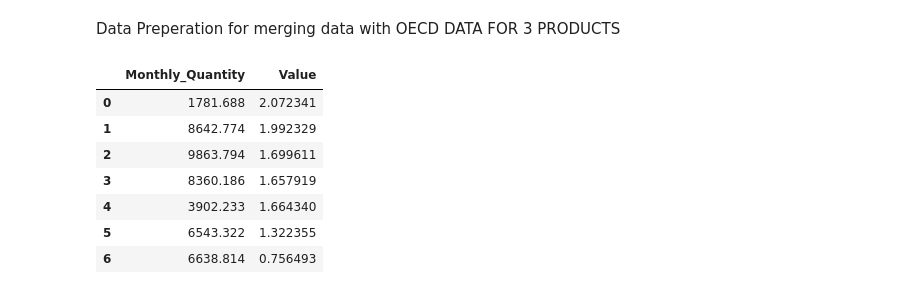
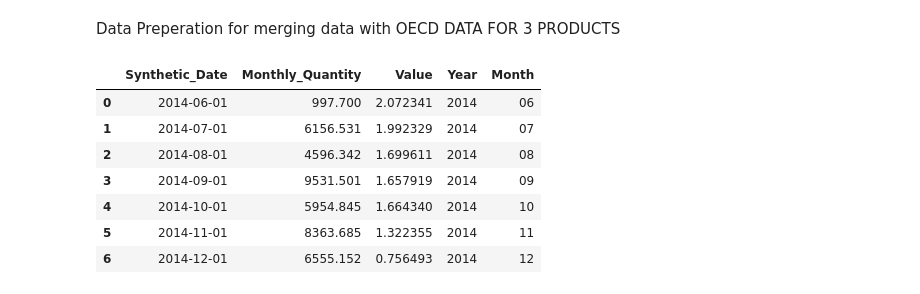
Before and after one commit to pranshutiwari/UWEC_CAPSTONE, a Jupyter notebook: Forecasting,Best_Model,Multivariate.ipynb, the cells around one changed output. Saved outputs shown, nothing was run; the diff lists cells and outputs as text; code cells hidden in the pictures.

```diff
--- a/Forecasting,Best_Model,Multivariate.ipynb
+++ b/Forecasting,Best_Model,Multivariate.ipynb
@@ -3496,17 +3534,17 @@ oecd_data_office_us2=oecd_data_office_us.iloc[:,1:3]
 oecd_data_tech_us2=oecd_data_tech_us.iloc[:,1:3]
 # %%
 oecd_data_furniture_us2=oecd_data_furniture_us.iloc[:,1:3]
-# %%
-x_valid3_tech
-# %% [output]
-|  | Monthly_Quantity | Value |
-| 0 | 1781.688 | 2.072341 |
-| 1 | 8642.774 | 1.992329 |
-| 2 | 9863.794 | 1.699611 |
-| 3 | 8360.186 | 1.657919 |
-| 4 | 3902.233 | 1.664340 |
-| 5 | 6543.322 | 1.322355 |
-| 6 | 6638.814 | 0.756493 |
+# %%
+x_valid2
+# %% [output]
+|  | Synthetic_Date | Monthly_Quantity | Value | Year | Month |
+| 0 | 2014-06-01 | 997.700 | 2.072341 | 2014 | 06 |
+| 1 | 2014-07-01 | 6156.531 | 1.992329 | 2014 | 07 |
+| 2 | 2014-08-01 | 4596.342 | 1.699611 | 2014 | 08 |
+| 3 | 2014-09-01 | 9531.501 | 1.657919 | 2014 | 09 |
+| 4 | 2014-10-01 | 5954.845 | 1.664340 | 2014 | 10 |
+| 5 | 2014-11-01 | 8363.685 | 1.322355 | 2014 | 11 |
+| 6 | 2014-12-01 | 6555.152 | 0.756493 | 2014 | 12 |
 # %%
 def rnn_multivariate(oecd_product,oecd_valid,k):
     x_train=oecd_product.values
```
Also changed, not shown: parts of 52 cells of this notebook.
